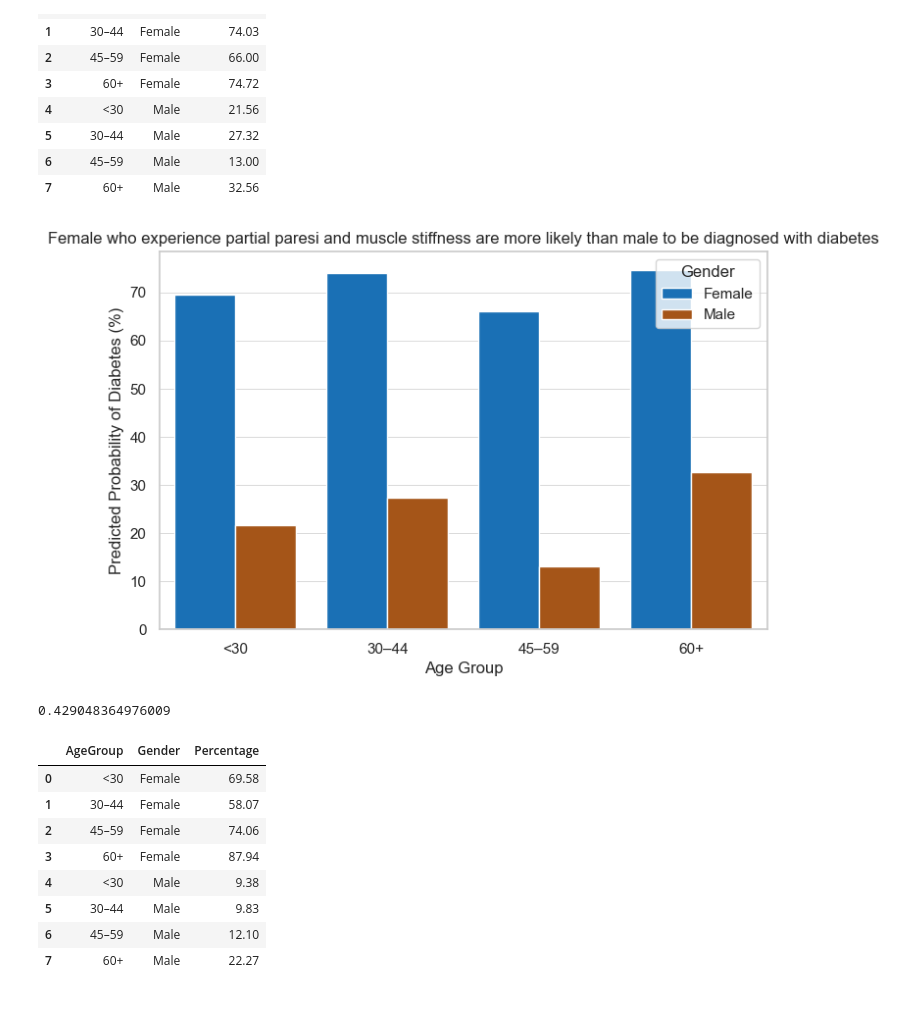
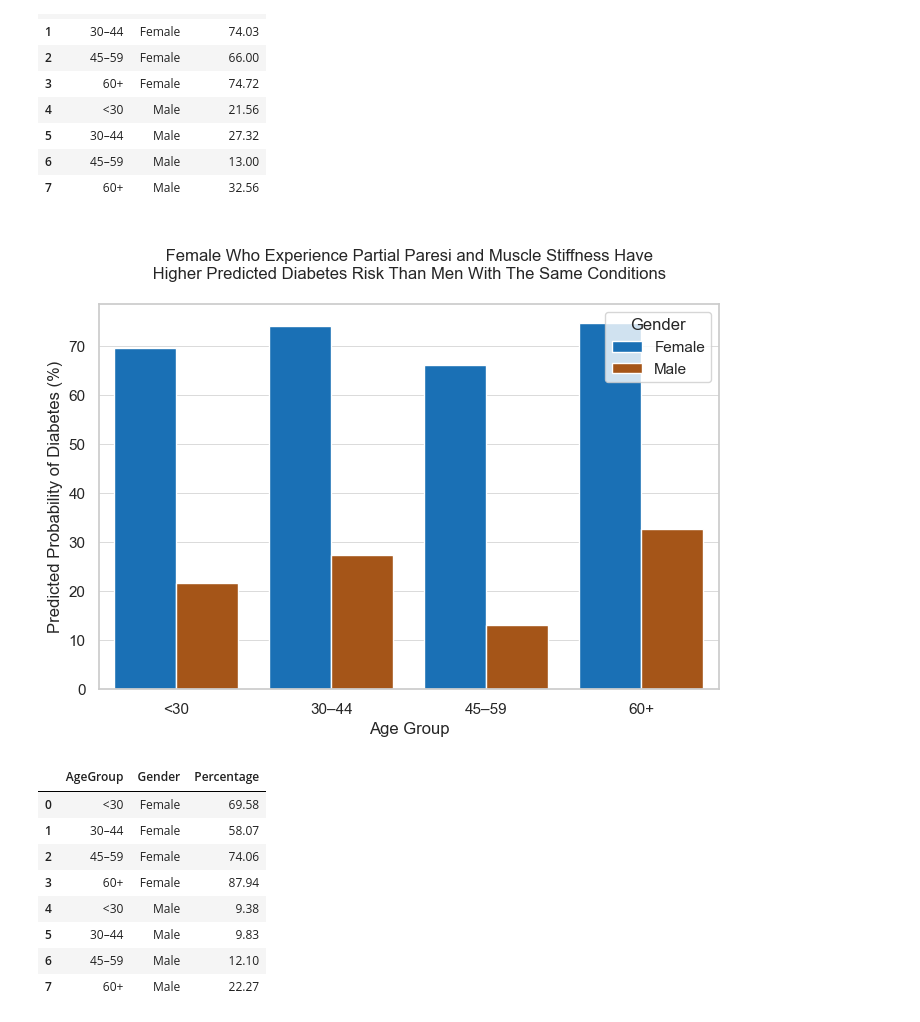
Before and after one commit to feeza2025/ds4, a Jupyter notebook: 01_activities/dataset_modelling_all.ipynb, the cells around one changed output. Drawn from its saved outputs; the diff is of its cells as text; code cells hidden in the pictures.

```diff
--- a/01_activities/dataset_modelling_all.ipynb
+++ b/01_activities/dataset_modelling_all.ipynb
@@ -705,15 +625,14 @@ questions = [
 # partial paresi and muscle stiffness
 probability_list = model_grid.predict_proba(questions)
 
-
+# y = 1
 probability = [round(prob * 100, 2) for prob in probability_list[:, 1]]
 
+age_groups = ['<30', '30–44', '45–59', '60+']
 
 data = {
-    'AgeGroup': ['<30', '30–44', '45–59', '60+',
-                '<30', '30–44', '45–59', '60+',],
-    'Gender': ['Female','Female','Female', 'Female',
-                'Male', 'Male', 'Male', 'Male'],
+    'AgeGroup': age_groups * 2,
+    'Gender': ['Female'] * 4 + ['Male'] * 4,
     'Percentage':  probability,
 }
 
@@ -732,53 +651,53 @@ df_probability_paresi_muscle_stiffness
 # %%
 # Plot
 plt.figure(figsize=(8,5))
 
 sns.barplot(
     data=df_probability_paresi_muscle_stiffness,
     x="AgeGroup",
     y="Percentage",
     hue="Gender"
 )
 
-plt.title("Female who experience partial paresi and muscle stiffness are more likely than male to be diagnosed with diabetes")
+plt.title("\n Female Who Experience Partial Paresi and Muscle Stiffness Have \n Higher Predicted Diabetes Risk Than Men With The Same Conditions \n")
 plt.xlabel("Age Group")
 plt.ylabel("Predicted Probability of Diabetes (%)")
 plt.legend(title="Gender")
 
 plt.show()
 # %% [output]
-[figure, old version]
+[figure, new version]
 # %%
 questions = [
-            [1, 0,0,0,0,0,1,0,0,0,0,0,0,0,0,False,False,False], # polyuria + Polydipsia + Polyphagia, <30
-            [1, 0,0,0,0,0,1,0,0,0,0,0,0,0,0,True,False,False], # polyuria + Polydipsia + Polyphagia,AgeGroup_30–44
-            [1, 0,0,0,0,0,1,0,0,0,0,0,0,0,0,False,True,False], # polyuria + Polydipsia + Polyphagia,, AgeGroup_45–59
-            [1, 0,0,0,0,0,1,0,0,0,0,0,0,0,0,False,False,True], # polyuria + Polydipsia + Polyphagia, AgeGroup_60+
+            [1, 0,0,0,0,0,1,0,0,0,0,0,0,0,0,False,False,False], # genital thrush <30
+            [1, 0,0,0,0,0,1,0,0,0,0,0,0,0,0,True,False,False], # genital thrush AgeGroup_30–44
+            [1, 0,0,0,0,0,1,0,0,0,0,0,0,0,0,False,True,False], # genital thrush AgeGroup_45–59
+            [1, 0,0,0,0,0,1,0,0,0,0,0,0,0,0,False,False,True], # genital thrush AgeGroup_60+
 
-            [0, 0,0,0,0,0,1,0,0,0,0,0,0,0,0,False,False,False], # polyuria + Polydipsia + Polyphagia, <30
-            [0, 0,0,0,0,0,1,0,0,0,0,0,0,0,0,True,False,False], # polyuria + Polydipsia + Polyphagia,AgeGroup_30–44
-            [0, 0,0,0,0,0,1,0,0,0,0,0,0,0,0,False,True,False], # polyuria + Polydipsia + Polyphagia,, AgeGroup_45–59
-            [0, 0,0,0,0,0,1,0,0,0,0,0,0,0,0,False,False,True], # polyuria + Polydipsia + Polyphagia, AgeGroup_60+
+            [0, 0,0,0,0,0,1,0,0,0,0,0,0,0,0,False,False,False], # genital thrush <30
+            [0, 0,0,0,0,0,1,0,0,0,0,0,0,0,0,True,False,False], # genital thrush AgeGroup_30–44
+            [0, 0,0,0,0,0,1,0,0,0,0,0,0,0,0,False,True,False], # genital thrush AgeGroup_45–59
+            [0, 0,0,0,0,0,1,0,0,0,0,0,0,0,0,False,False,True], # genital thrush AgeGroup_60+
 ]
 
 probability_list = model_grid.predict_proba(questions)
-print(probability_list[:, 1].mean())
 
+# y = 1
 probability = [round(prob * 100, 2) for prob in probability_list[:, 1]]
 
 
+age_groups = ['<30', '30–44', '45–59', '60+']
+
 data = {
-    'AgeGroup': ['<30', '30–44', '45–59', '60+',
-                '<30', '30–44', '45–59', '60+',],
-    'Gender': ['Female','Female','Female', 'Female',
-                'Male', 'Male', 'Male', 'Male'],
+    'AgeGroup': age_groups * 2,
+    'Gender': ['Female'] * 4 + ['Male'] * 4,
     'Percentage':  probability,
 }
 
+
 df_probability_genital_thrush = pd.DataFrame(data)
 df_probability_genital_thrush
 # %% [output]
-0.429048364976009
 |  | AgeGroup | Gender | Percentage |
 | 0 | <30 | Female | 69.58 |
 | 1 | 30–44 | Female | 58.07 |
```
Also changed, not shown: parts of 32 cells of this notebook.
